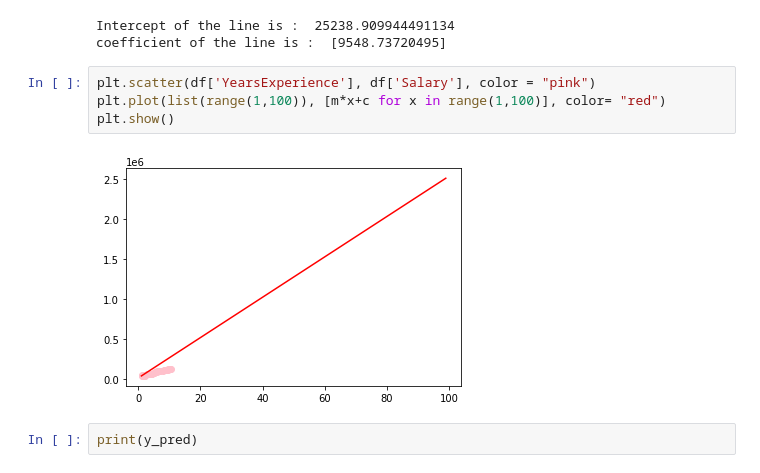
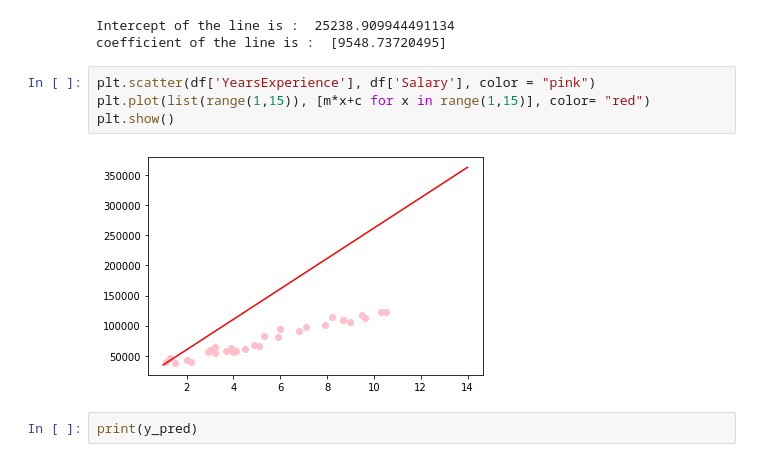
Before and after one commit to RahulParajuli/MachineLearningAlgorithms-Implementations, a Jupyter notebook: UsingSklearnModel.ipynb, the cells around one changed output. Saved outputs shown, nothing was run; the diff lists cells and outputs as text.

```diff
--- a/UsingSklearnModel.ipynb
+++ b/UsingSklearnModel.ipynb
@@ -232,10 +232,10 @@ Intercept of the line is :  25238.909944491134
 coefficient of the line is :  [9548.73720495]
 # %%
 plt.scatter(df['YearsExperience'], df['Salary'], color = "pink")
-plt.plot(list(range(1,100)), [m*x+c for x in range(1,100)], color= "red")
+plt.plot(list(range(1,15)), [m*x+c for x in range(1,15)], color= "red")
 plt.show()
 # %% [output]
-[figure, old version]
+[figure, new version]
 # %%
 print(y_pred)
 # %% [output]
```
